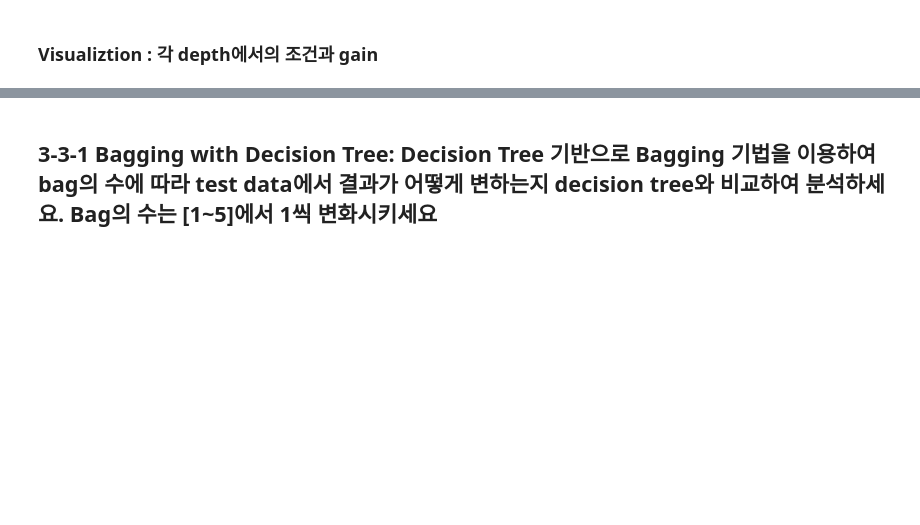
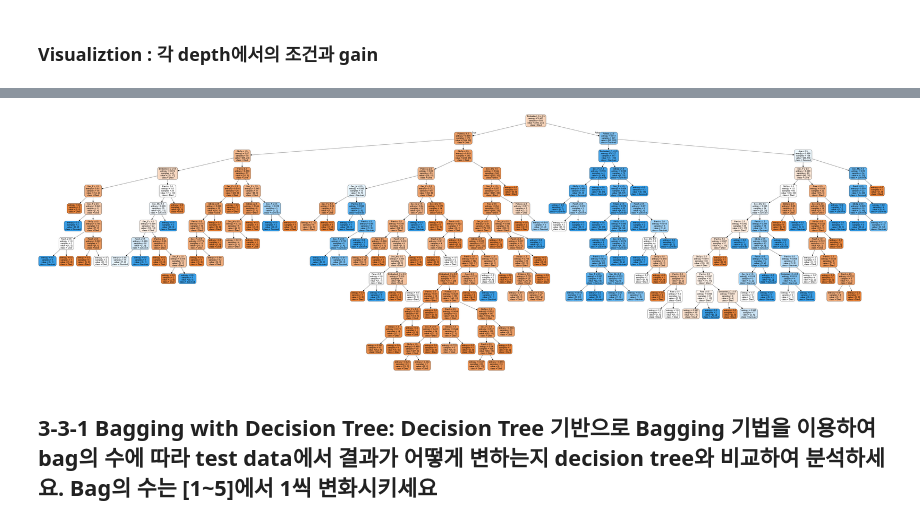
Before and after one commit to Talleyrand323/Gheegyehakseublone, a Jupyter notebook: 1기계학습론/HW1.ipynb, the cells around one changed output, grey strips where cells are left out. Cells and saved outputs as stored; diff of their text form; code cells hidden in the pictures; blank space fills up the shorter version.

```diff
--- a/1기계학습론/HW1.ipynb
+++ b/1기계학습론/HW1.ipynb
@@ -726,3 +740,7 @@ graphviz.Source(dot_data)
+# %%
+Image("tree.png")
+# %% [output]
+[figure, added]
 # %% [markdown]
 ## 3-3-1 Bagging with Decision Tree: Decision Tree 기반으로 Bagging 기법을 이용하여 bag의 수에 따라 test data에서 결과가 어떻게 변하는지 decision tree와 비교하여 분석하세요. Bag의 수는 [1~5]에서 1씩 변화시키세요
 # %% [markdown]
```
Also changed, not shown: parts of 69 cells of this notebook, 2 other files.
